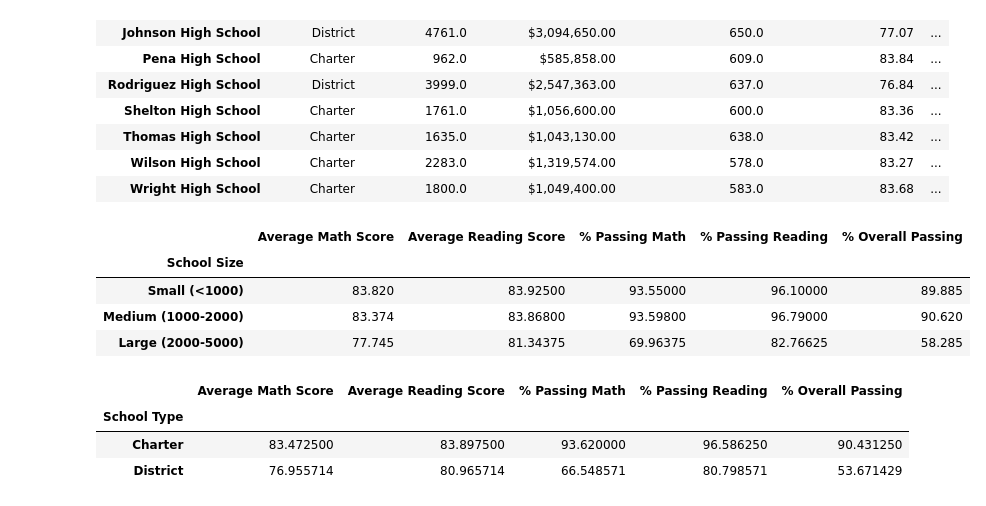
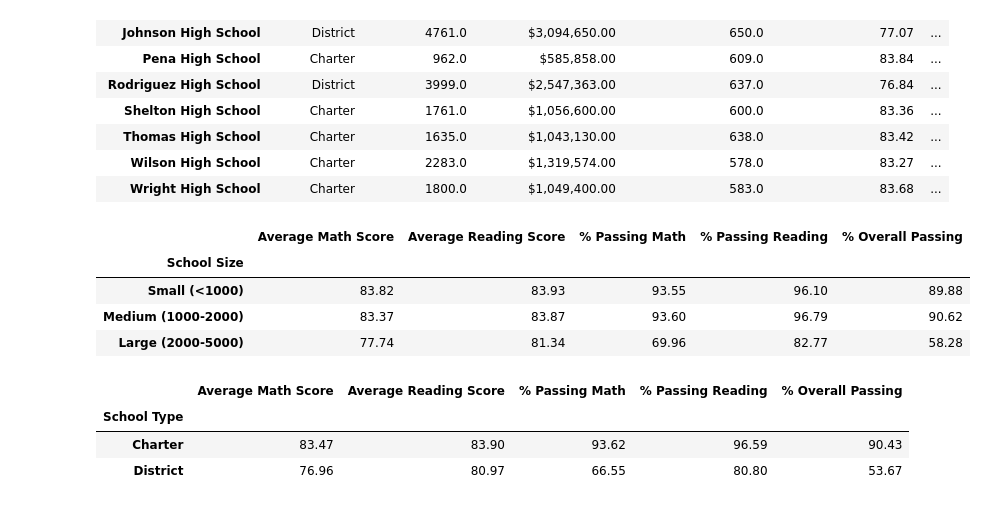
Before and after one commit to brittnwatts/pandas-challenge, a Jupyter notebook: PyCitySchools/main.ipynb, the cells around one changed output. Saved outputs shown, nothing was run; the diff lists cells and outputs as text; code cells hidden in the pictures.

```diff
--- a/PyCitySchools/main.ipynb
+++ b/PyCitySchools/main.ipynb
@@ -560,22 +560,22 @@ size_overall_passing = per_school_summary.groupby(["School Size"])["% Overall Pa
 # %%
 # Create a DataFrame called `size_summary` that breaks down school performance based on school size (small, medium, or large).
 # Use the scores above to create a new DataFrame called `size_summary`
 size_summary = pd.DataFrame({
-    "Average Math Score": size_math_scores,
-    "Average Reading Score":size_reading_scores,
-    "% Passing Math":size_passing_math,
-    "% Passing Reading":size_passing_reading,
-    "% Overall Passing":size_overall_passing
+    "Average Math Score": round(size_math_scores,2),
+    "Average Reading Score":round(size_reading_scores,2),
+    "% Passing Math":round(size_passing_math,2),
+    "% Passing Reading":round(size_passing_reading,2),
+    "% Overall Passing":round(size_overall_passing,2)
 })
 
 # Display results
 size_summary
 # %% [output]
 |  | Average Math Score | Average Reading Score | % Passing Math | % Passing Reading | % Overall Passing |
 | School Size |  |  |  |  |  |
-| Small (<1000) | 83.820 | 83.92500 | 93.55000 | 96.10000 | 89.885 |
-| Medium (1000-2000) | 83.374 | 83.86800 | 93.59800 | 96.79000 | 90.620 |
-| Large (2000-5000) | 77.745 | 81.34375 | 69.96375 | 82.76625 | 58.285 |
+| Small (<1000) | 83.82 | 83.93 | 93.55 | 96.10 | 89.88 |
+| Medium (1000-2000) | 83.37 | 83.87 | 93.60 | 96.79 | 90.62 |
+| Large (2000-5000) | 77.74 | 81.34 | 69.96 | 82.77 | 58.28 |
 # %%
 # Group the per_school_summary DataFrame by "School Type" and average the results.
 average_math_score_by_type = per_school_summary.groupby(["School Type"])["Average Math Score"].mean()
@@ -586,11 +586,11 @@ average_percent_overall_passing_by_type = per_school_summary.groupby(["School Ty
 # %%
 # Assemble the new data by type into a DataFrame called `type_summary`
 type_summary = pd.DataFrame({
-    "Average Math Score": average_math_score_by_type,
-    "Average Reading Score":average_reading_score_by_type,
-    "% Passing Math":average_percent_passing_math_by_type,
-    "% Passing Reading":average_percent_passing_reading_by_type,
-    "% Overall Passing":average_percent_overall_passing_by_type
+    "Average Math Score": round(average_math_score_by_type,2),
+    "Average Reading Score":round(average_reading_score_by_type,2),
+    "% Passing Math":round(average_percent_passing_math_by_type,2),
+    "% Passing Reading":round(average_percent_passing_reading_by_type,2),
+    "% Overall Passing":round(average_percent_overall_passing_by_type,2)
 })
 
 # Display results
@@ -598,5 +598,5 @@ type_summary
 # %% [output]
 |  | Average Math Score | Average Reading Score | % Passing Math | % Passing Reading | % Overall Passing |
 | School Type |  |  |  |  |  |
-| Charter | 83.472500 | 83.897500 | 93.620000 | 96.586250 | 90.431250 |
-| District | 76.955714 | 80.965714 | 66.548571 | 80.798571 | 53.671429 |
+| Charter | 83.47 | 83.90 | 93.62 | 96.59 | 90.43 |
+| District | 76.96 | 80.97 | 66.55 | 80.80 | 53.67 |
```
Also changed, not shown: parts of 3 cells of this notebook, 1 other file.
